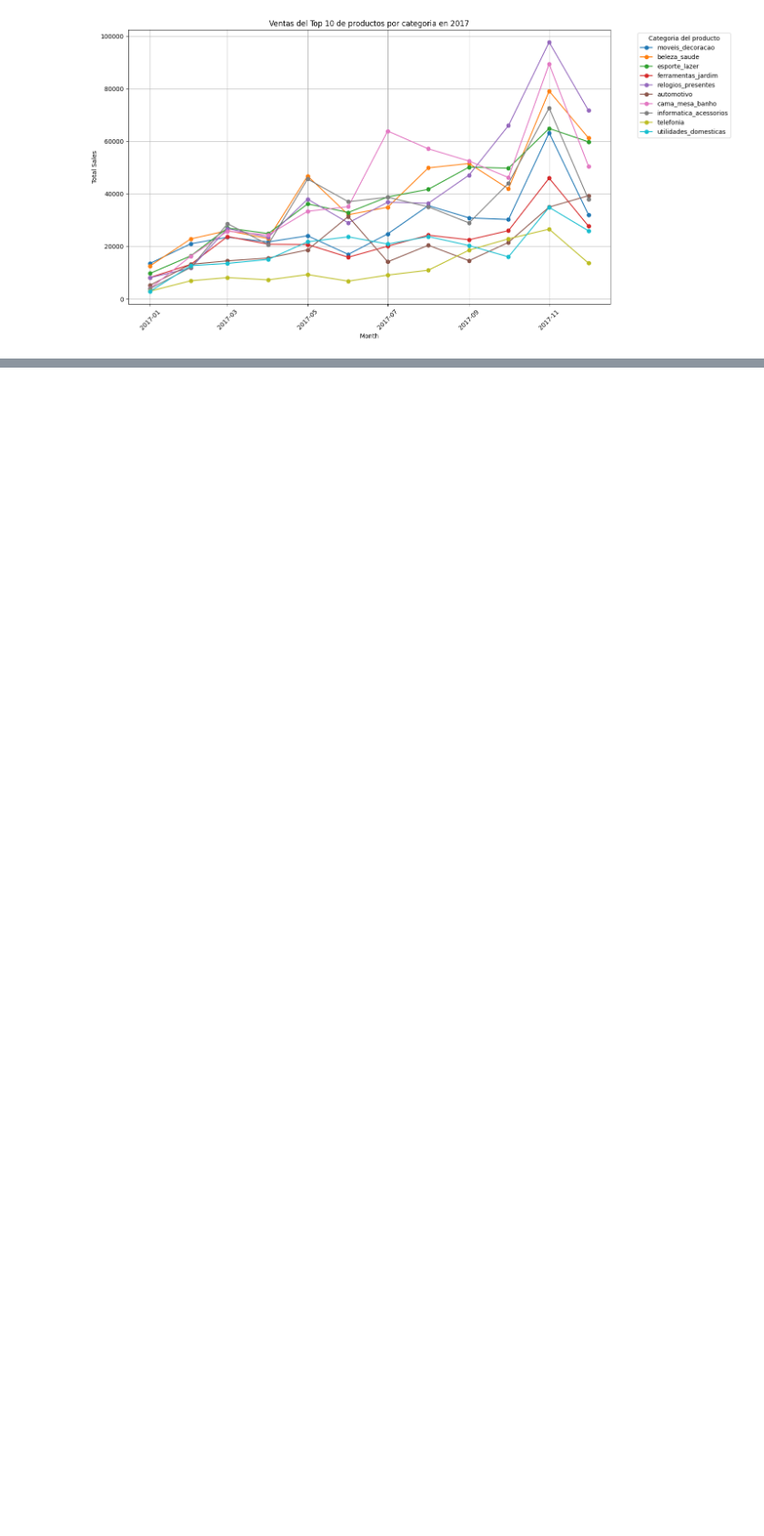
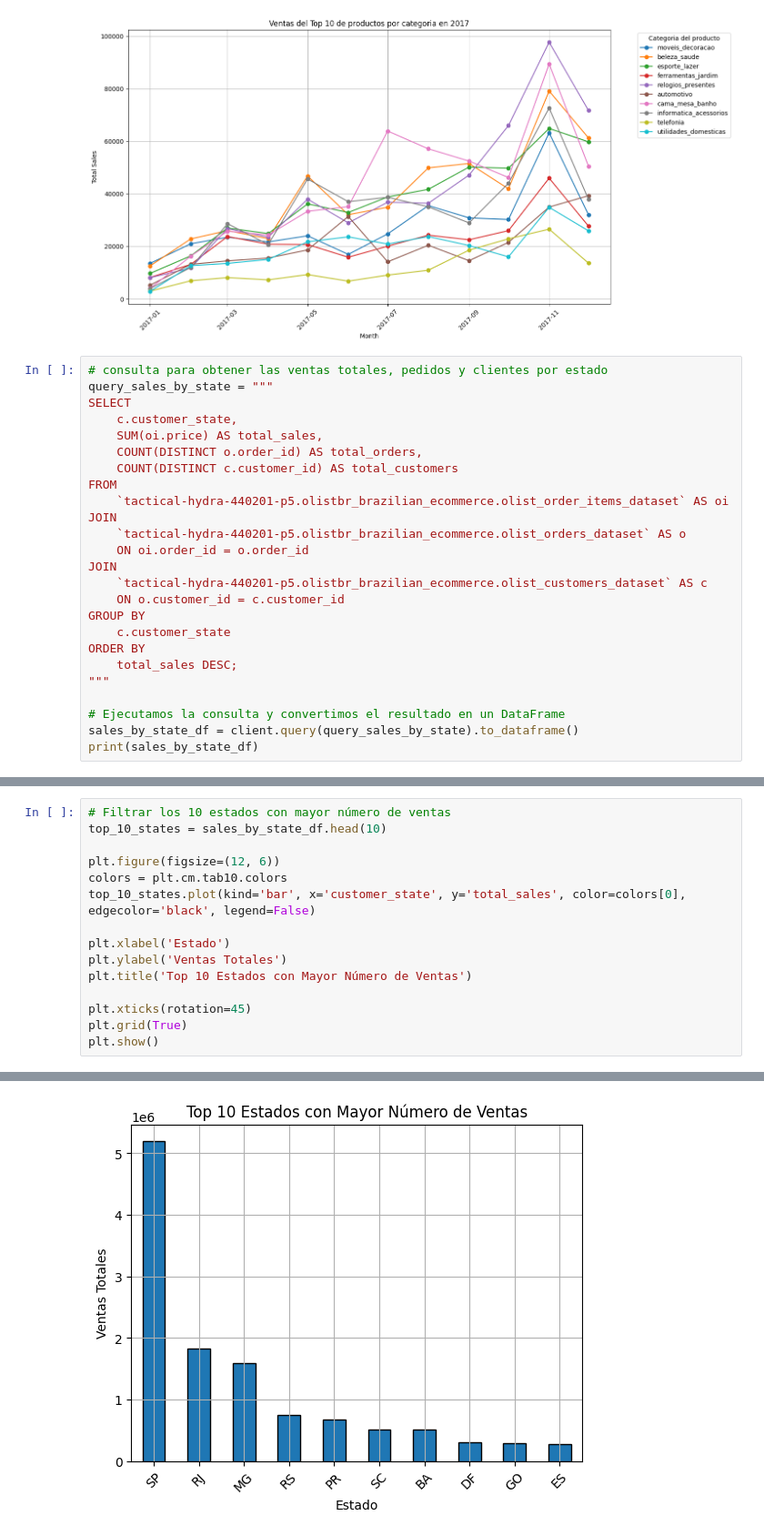
Before and after one commit to Many871027/BigQuery-Python-Machine-Learning-Unlocking-E-commerce-Value, a Jupyter notebook: Epractico16Manuel.ipynb, the cells around one changed output, grey strips where cells are left out. Shown at 91% size. Saved outputs shown, nothing was run; the diff lists cells and outputs as text; blank space fills up the shorter version.

```diff
--- a/Epractico16Manuel.ipynb
+++ b/Epractico16Manuel.ipynb
@@ -329,3 +329,28 @@ plt.grid(True)
 plt.show()
 # %% [output]
 [figure]
+# %%
+# consulta para obtener las ventas totales, pedidos y clientes por estado
+query_sales_by_state = """
+SELECT
+    c.customer_state,
+    SUM(oi.price) AS total_sales,
+    COUNT(DISTINCT o.order_id) AS total_orders,
+    COUNT(DISTINCT c.customer_id) AS total_customers
+FROM
+    `tactical-hydra-440201-p5.olistbr_brazilian_ecommerce.olist_order_items_dataset` AS oi
+JOIN
+    `tactical-hydra-440201-p5.olistbr_brazilian_ecommerce.olist_orders_dataset` AS o
+    ON oi.order_id = o.order_id
+JOIN
+    `tactical-hydra-440201-p5.olistbr_brazilian_ecommerce.olist_customers_dataset` AS c
+    ON o.customer_id = c.customer_id
+GROUP BY
+    c.customer_state
+ORDER BY
+    total_sales DESC;
+"""
+
+# Ejecutamos la consulta y convertimos el resultado en un DataFrame
+sales_by_state_df = client.query(query_sales_by_state).to_dataframe()
+print(sales_by_state_df)
@@ -331,0 +375,16 @@ plt.show()
+# %%
+# Filtrar los 10 estados con mayor número de ventas
+top_10_states = sales_by_state_df.head(10)
+
+plt.figure(figsize=(12, 6))
+colors = plt.cm.tab10.colors
+top_10_states.plot(kind='bar', x='customer_state', y='total_sales', color=colors[0], edgecolor='black', legend=False)
+
+plt.xlabel('Estado')
+plt.ylabel('Ventas Totales')
+plt.title('Top 10 Estados con Mayor Número de Ventas')
+
+plt.xticks(rotation=45)
+plt.grid(True)
+plt.show()
+# %% [output]
@@ -331,0 +392 @@ plt.show()
+[figure, added]
```
Also changed, not shown: parts of 11 cells of this notebook.
